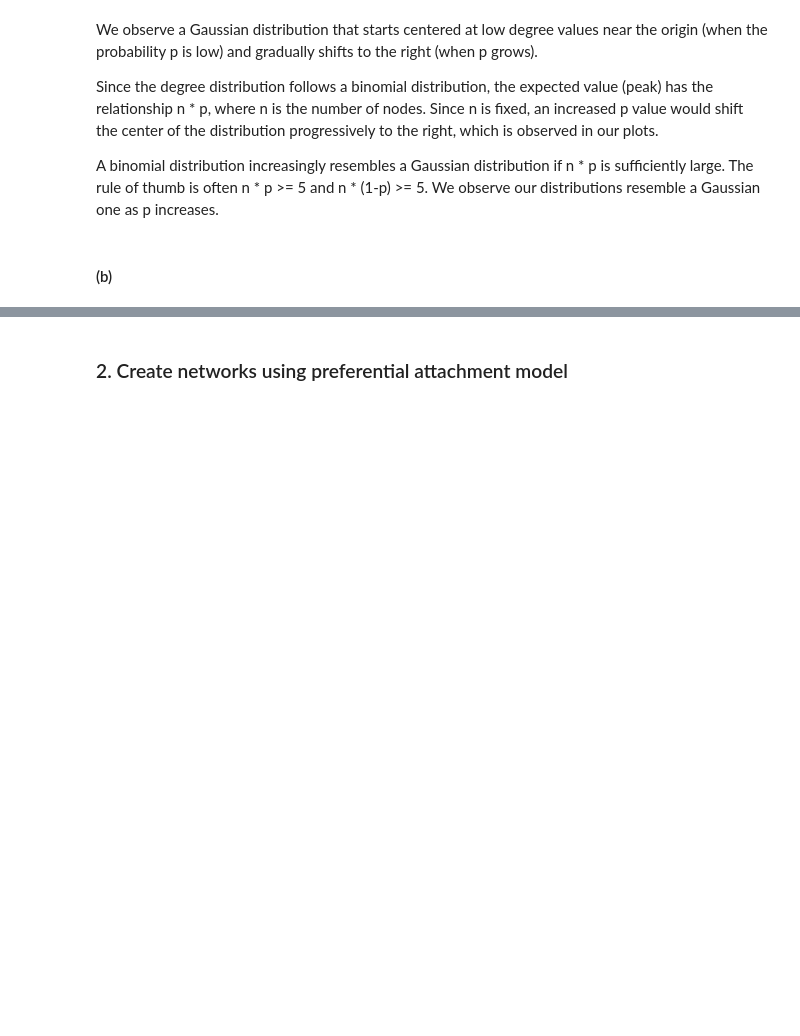
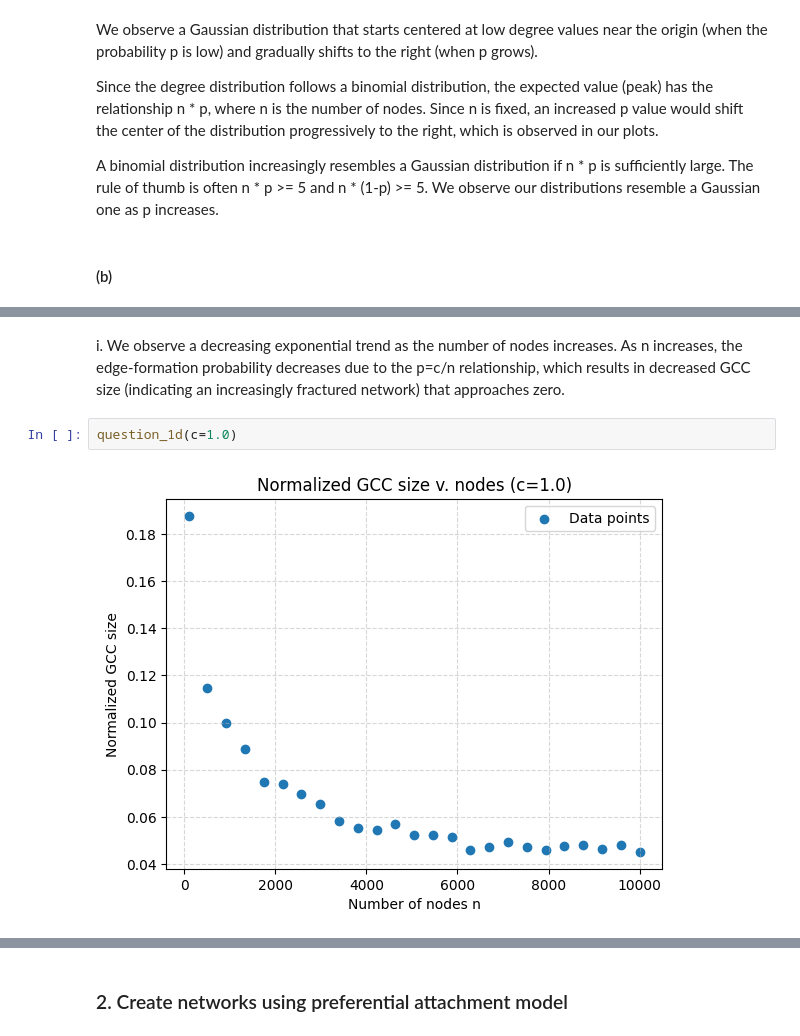
Before and after one commit to enoccer/ECE232E_repo, a Jupyter notebook: Project1/project1.ipynb, the cells around one changed output, grey strips where cells are left out. Cells and saved outputs as stored; diff of their text form; blank space fills up the shorter version.

```diff
--- a/Project1/project1.ipynb
+++ b/Project1/project1.ipynb
@@ -62,0 +95,6 @@ p=0.100 P(conn)~1.00 avg GCC frac~1.00
+# %% [markdown]
+i. We observe a decreasing exponential trend as the number of nodes increases. As n increases, the edge-formation probability decreases due to the p=c/n relationship, which results in decreased GCC size (indicating an increasingly fractured network) that approaches zero.
+# %%
+question_1d(c=1.0)
+# %% [output]
+[figure, added]
```
Also changed, not shown: parts of 12 cells of this notebook, 1 other file.
